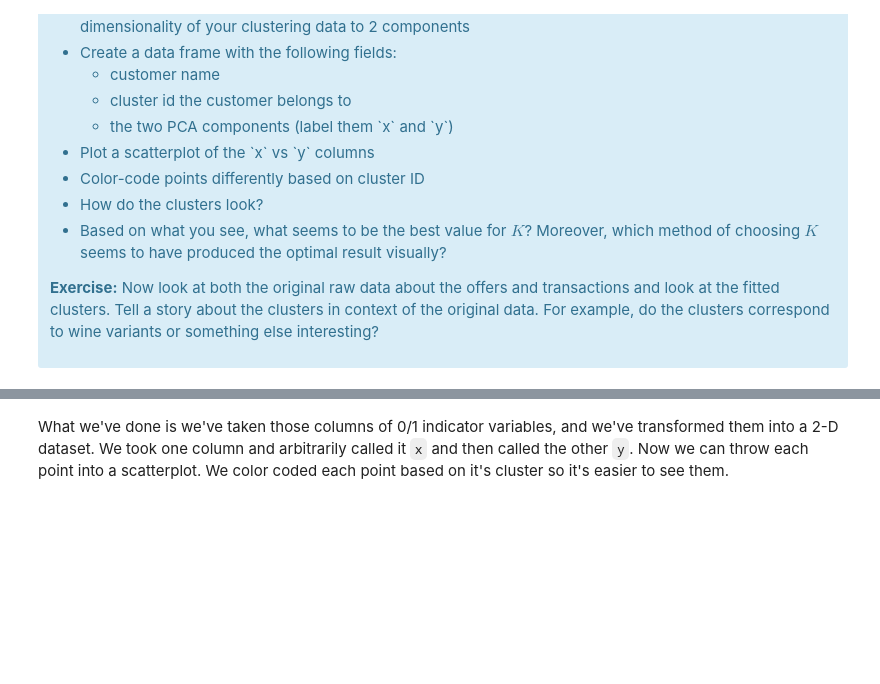
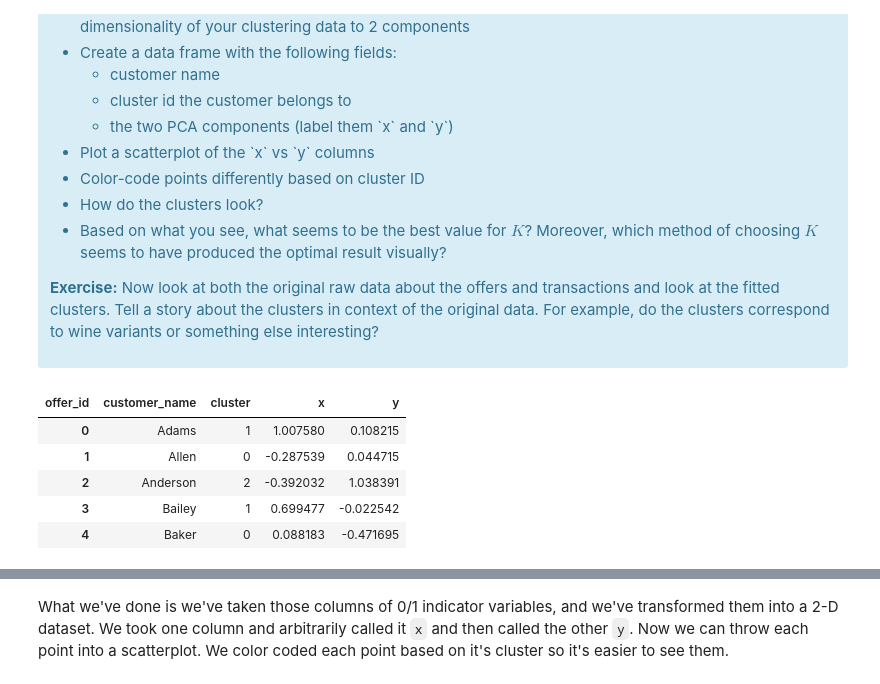
Before and after one commit to rsibi/Springboard, a Jupyter notebook: Machine Learning/clustering/Mini_Project_Clustering.ipynb, the cells around one changed output, grey strips where cells are left out. Cells and saved outputs as stored; diff of their text form; code cells hidden in the pictures; blank space fills up the shorter version.

```diff
--- a/Machine Learning/clustering/Mini_Project_Clustering.ipynb
+++ b/Machine Learning/clustering/Mini_Project_Clustering.ipynb
@@ -242,0 +276,18 @@ This is only one use of PCA for dimension reduction. We can also use PCA when we
+# %%
+#your turn
+from sklearn.decomposition import PCA
+
+pca = PCA(n_components=2)
+offers_transactions['x'] = pca.fit_transform(offers_transactions[x_cols])[:,0]
+offers_transactions['y'] = pca.fit_transform(offers_transactions[x_cols])[:,1]
+# offers_transactions = offers_transactions.reset_index()
+
+customer_clusters = offers_transactions[['customer_name', 'cluster', 'x', 'y']]
+customer_clusters.head()
+# %% [output]
+| offer_id | customer_name | cluster | x | y |
+| 0 | Adams | 1 | 1.007580 | 0.108215 |
+| 1 | Allen | 0 | -0.287539 | 0.044715 |
+| 2 | Anderson | 2 | -0.392032 | 1.038391 |
+| 3 | Bailey | 1 | 0.699477 | -0.022542 |
+| 4 | Baker | 0 | 0.088183 | -0.471695 |
```
Also changed, not shown: parts of 26 cells of this notebook.
